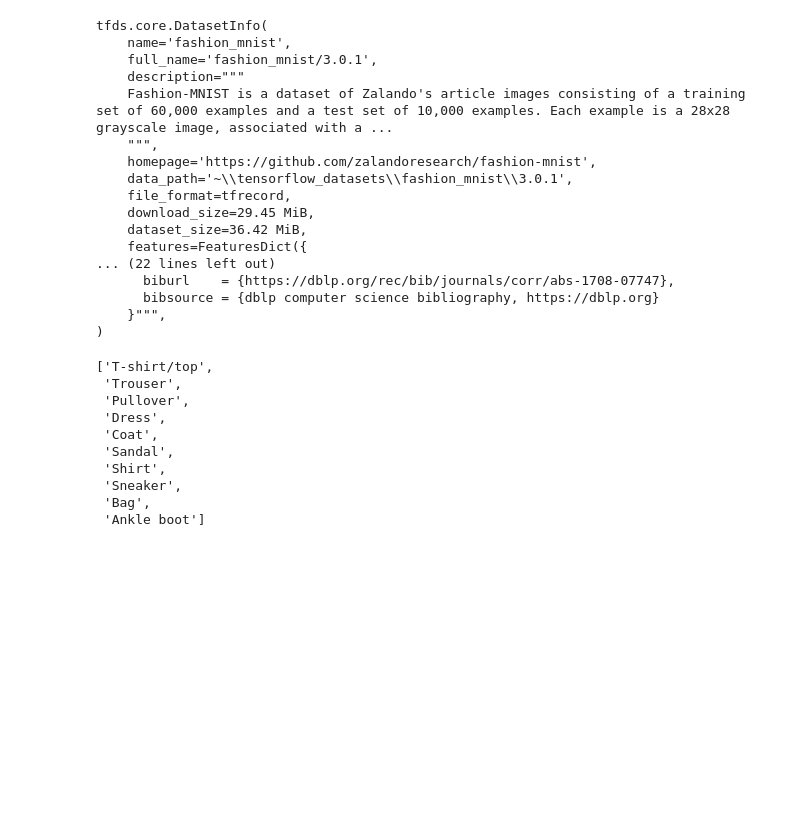
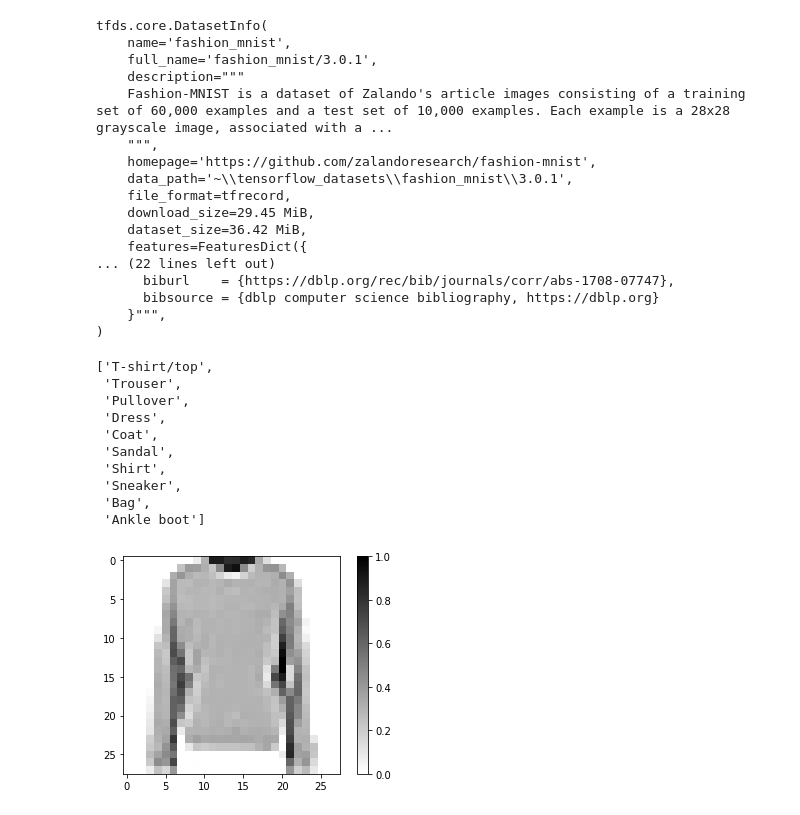
Before and after one commit to Khahory/IA-dime-tu-ropa, a Jupyter notebook: main.ipynb, the cells around one changed output. Saved outputs shown, nothing was run; the diff lists cells and outputs as text; code cells hidden in the pictures; blank space fills up the shorter version.

Commit message:
De una imagen de dice que tipo de ropa es

```diff
--- a/main.ipynb
+++ b/main.ipynb
@@ -63,3 +63,19 @@ datos_prueba = datos_prueba.map(normalizar)
 #agregar a cache (usar memoria en lugar de disco, entrenamiento rapido)
 datos_entrenamiento = datos_entrenamiento.cache()
 datos_prueba = datos_prueba.cache()
+# %%
+#mostrar una imagen de los datos de prueba, de momento mostrar la primera
+for imagen, etiqueta in  datos_entrenamiento.take(1):
+    break
+imagen = imagen.numpy().reshape((28,28)) #redimensionar, cosas de tensores lo veremos despues
+
+import matplotlib.pyplot as plt
+
+#dibujar
+plt.figure()
+plt.imshow(imagen, cmap=plt.cm.binary)
+plt.colorbar()
+plt.grid(False)
+plt.show()
+# %% [output]
+[figure, added]
```
Also changed, not shown: parts of 12 cells of this notebook, 3 other files.
